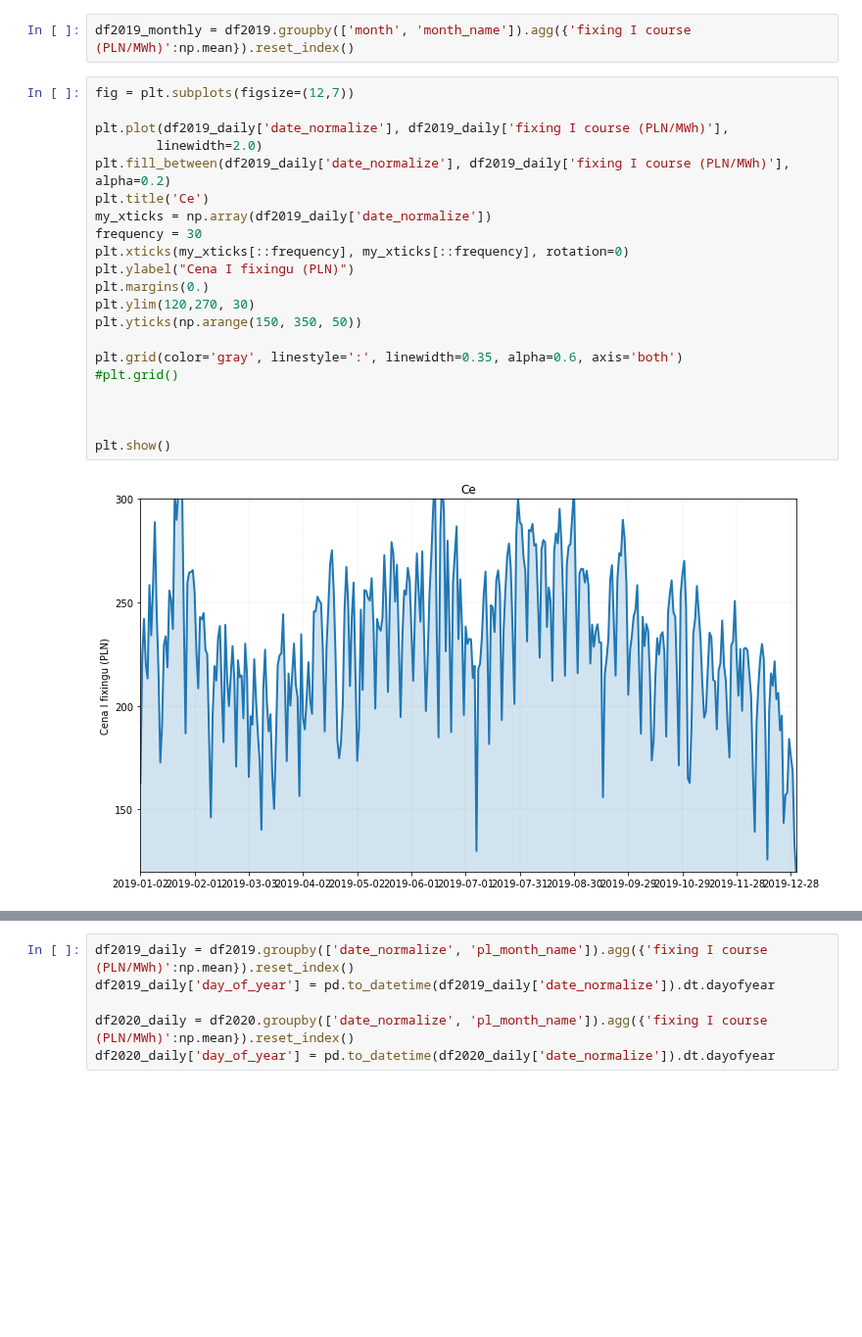
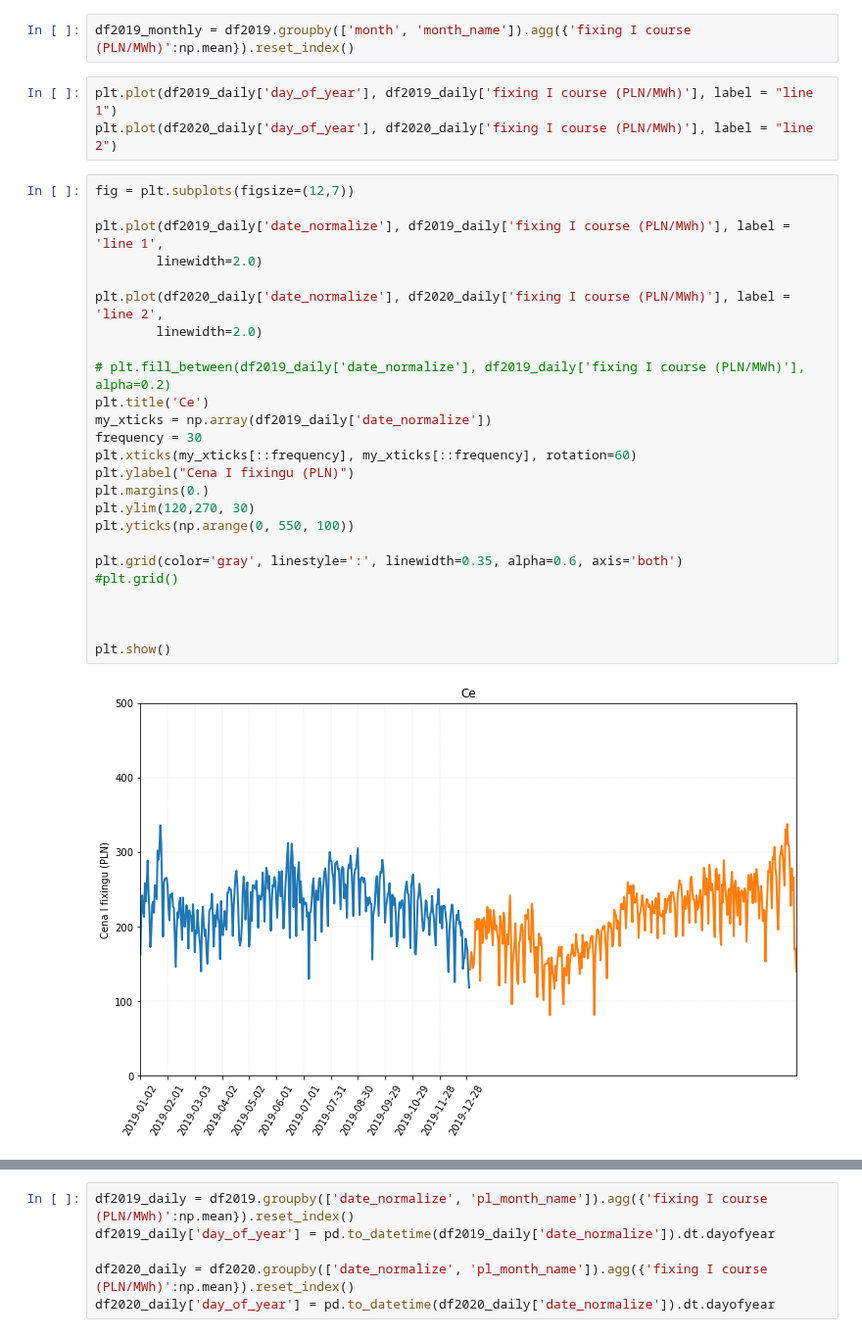
Before and after one commit to piekarsky/Short-Term-Electricity-Price-Forecasting-at-the-Polish-Day-Ahead-Market, a Jupyter notebook: power-market-analysis.ipynb, the cells around one changed output, grey strips where cells are left out. Shown at 98% size. Drawn from its saved outputs; the diff is of its cells as text; blank space fills up the shorter version.

Commit message:
Update graphs for my MEng thesis

```diff
--- a/power-market-analysis.ipynb
+++ b/power-market-analysis.ipynb
@@ -609,25 +593,32 @@ df2019_daily
 # %%
 df2019_monthly = df2019.groupby(['month', 'month_name']).agg({'fixing I course (PLN/MWh)':np.mean}).reset_index()
+# %%
+plt.plot(df2019_daily['day_of_year'], df2019_daily['fixing I course (PLN/MWh)'], label = "line 1")
+plt.plot(df2020_daily['day_of_year'], df2020_daily['fixing I course (PLN/MWh)'], label = "line 2")
 # %%
 fig = plt.subplots(figsize=(12,7))
 
-plt.plot(df2019_daily['date_normalize'], df2019_daily['fixing I course (PLN/MWh)'],
+plt.plot(df2019_daily['date_normalize'], df2019_daily['fixing I course (PLN/MWh)'], label = 'line 1',
         linewidth=2.0)
-plt.fill_between(df2019_daily['date_normalize'], df2019_daily['fixing I course (PLN/MWh)'], alpha=0.2)
+
+plt.plot(df2020_daily['date_normalize'], df2020_daily['fixing I course (PLN/MWh)'], label = 'line 2',
+        linewidth=2.0)
+
+# plt.fill_between(df2019_daily['date_normalize'], df2019_daily['fixing I course (PLN/MWh)'], alpha=0.2)
 plt.title('Ce')
 my_xticks = np.array(df2019_daily['date_normalize'])
 frequency = 30
-plt.xticks(my_xticks[::frequency], my_xticks[::frequency], rotation=0)
+plt.xticks(my_xticks[::frequency], my_xticks[::frequency], rotation=60)
 plt.ylabel("Cena I fixingu (PLN)")
 plt.margins(0.)
 plt.ylim(120,270, 30)
-plt.yticks(np.arange(150, 350, 50))
+plt.yticks(np.arange(0, 550, 100))
 
 plt.grid(color='gray', linestyle=':', linewidth=0.35, alpha=0.6, axis='both')
 #plt.grid()
 
 
 
 plt.show()
 # %% [output]
-[figure, old version]
+[figure, new version]
```
Also changed, not shown: parts of 20 cells of this notebook.
